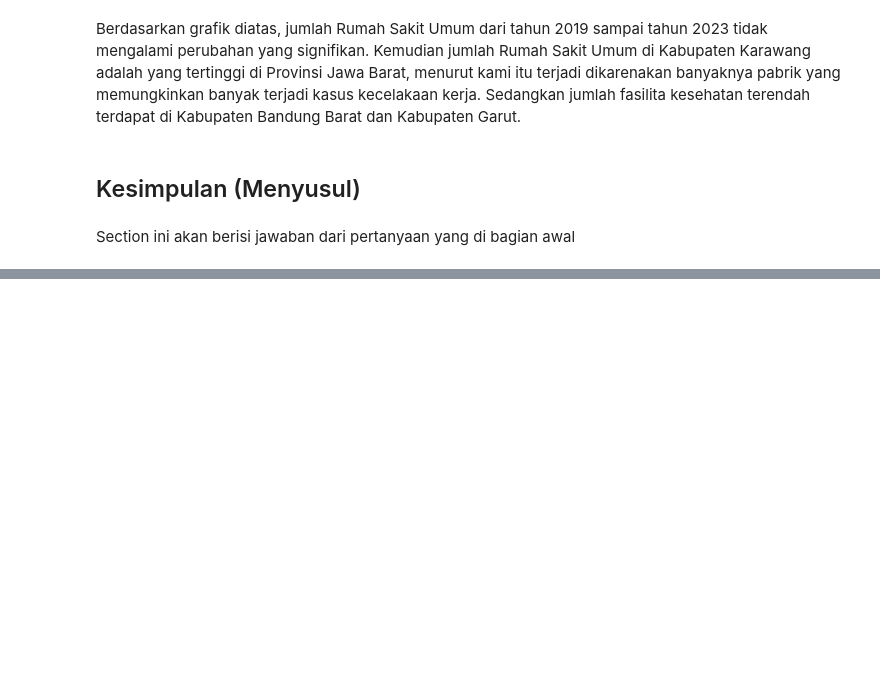
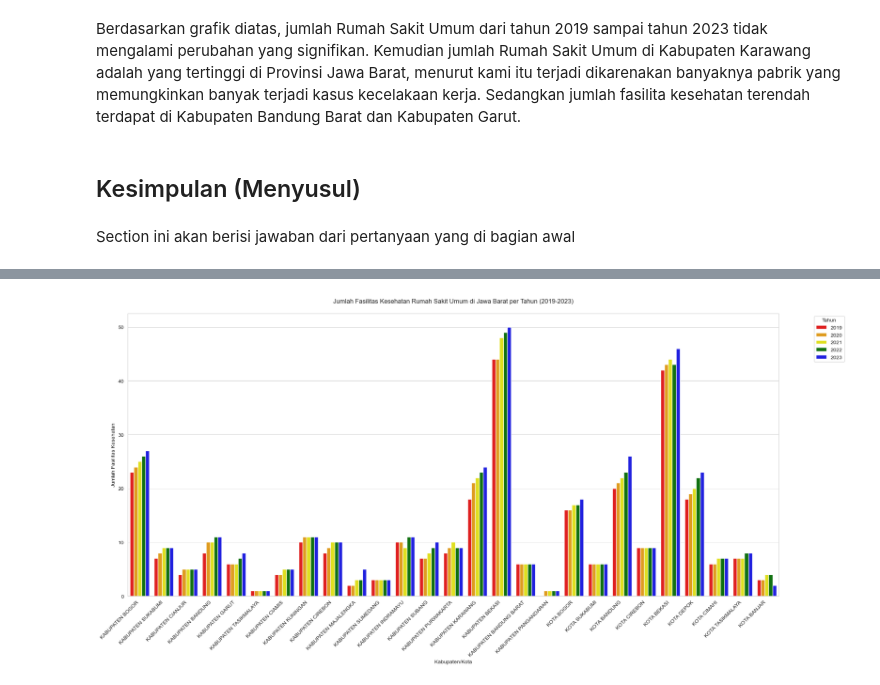
Before and after one commit to EIGHISTADWIPUTRA/Data_Mining_Tugas_1_Kel-1_C-1, a Jupyter notebook: Data_Mining_1.ipynb, the cells around one changed output, grey strips where cells are left out. Saved outputs shown, nothing was run; the diff lists cells and outputs as text; code cells hidden in the pictures; blank space fills up the shorter version.

Commit message:
bar_plot RSU

```diff
--- a/Data_Mining_1.ipynb
+++ b/Data_Mining_1.ipynb
@@ -979,0 +990,43 @@ clean_faskes['jenis_faskes'].unique()
+# %%
+# Filter dataset untuk jenis faskes Rumah Sakit Umum
+df = clean_faskes[clean_faskes['jenis_faskes'] == 'RUMAH SAKIT UMUM']
+
+# Membuat plot
+plt.figure(figsize=(20, 10))
+sns.set_style("whitegrid")
+
+# Membuat barplot dengan warna sesuai tahun
+palette = {
+    2019: 'red',
+    2020: 'orange',
+    2021: 'yellow',
+    2022: 'green',
+    2023: 'blue'
+}
+
+sns.barplot(
+    data=df,
+    x='nama_kabupaten_kota',
+    y='jumlah_faskes',
+    hue='tahun',
+    palette=palette
+)
+
+# Mempercantik tampilan
+plt.title('Jumlah Fasilitas Kesehatan Rumah Sakit Umum di Jawa Barat per Tahun (2019-2023)', pad=20)
+plt.xlabel('Kabupaten/Kota')
+plt.ylabel('Jumlah Fasilitas Kesehatan')
+
+# Merotasi label x agar terbaca
+plt.xticks(rotation=45, ha='right')
+
+# Mengatur legend
+plt.legend(title='Tahun', bbox_to_anchor=(1.05, 1), loc='upper left')
+
+# Mengatur layout agar tidak terpotong
+plt.tight_layout()
+
+# Menampilkan plot
+plt.show()
+# %% [output]
+[figure, added]
```
Also changed, not shown: parts of 73 cells of this notebook, 1 other file.
